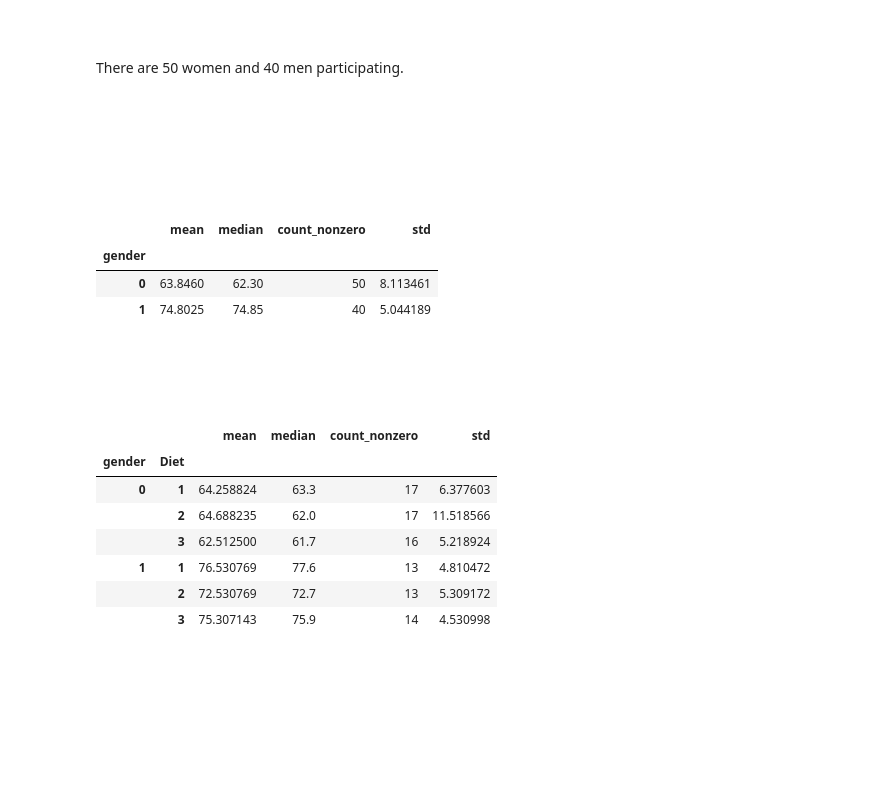
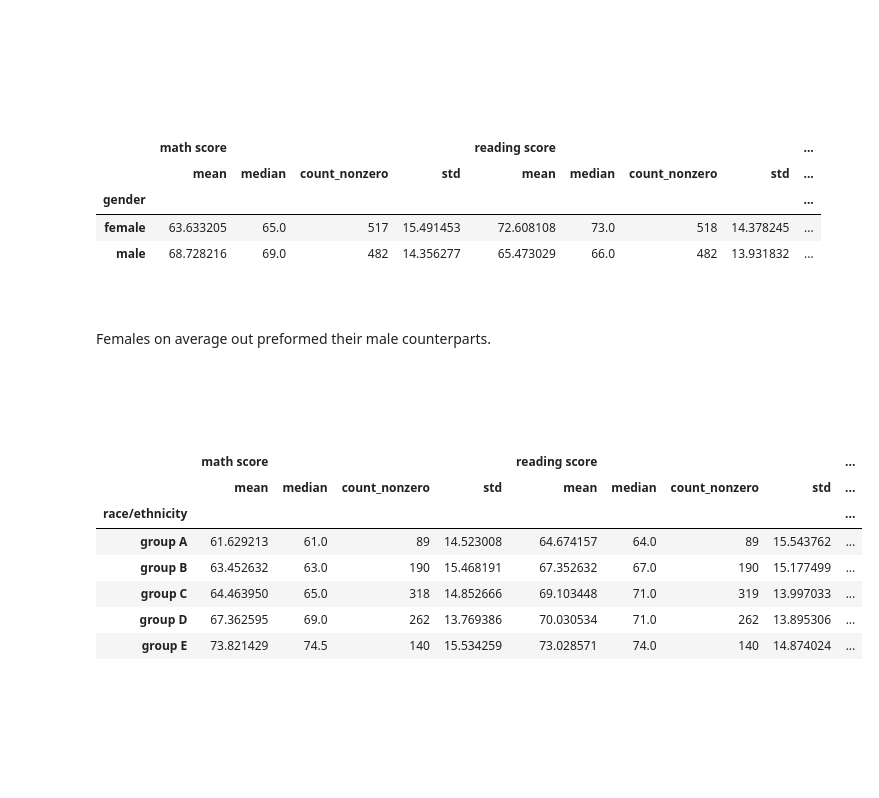
Before and after one commit to kmcd14/MLandStats-assessment, a Jupyter notebook: scipy-stats.ipynb, the cells around one changed output. Saved outputs shown, nothing was run; the diff lists cells and outputs as text; code cells hidden in the pictures; blank space fills up the shorter version.

```diff
--- a/scipy-stats.ipynb
+++ b/scipy-stats.ipynb
@@ -1061,7 +1063,7 @@ The dataset consists of seven columns:
 <br>
 # %%
 # Importing the dataset
-df = pd.read_csv('datasets/Diet_R.csv')
+df = pd.read_csv('datasets/StudentsPerformance.csv')
 # %%
 # Checking the data loaded
 df
@@ -1188,39 +1194,42 @@ Name: gender, dtype: int64
 <br>
 # %% [markdown]
 <br>
-# %% [markdown]
-There are 50 women and 40 men participating.
 # %% [markdown]
 <br>
-# %% [markdown]
-<br>
 # %% [markdown]
 <br>
 # %%
 # Getting stats per gender
-df.groupby('gender').agg([np.mean, np.median, np.count_nonzero, np.std ]).weight6weeks
+df.groupby('gender').agg([np.mean, np.median, np.count_nonzero, np.std ])
 # %% [output]
-|  | mean | median | count_nonzero | std |
-| gender |  |  |  |  |
-| 0 | 63.8460 | 62.30 | 50 | 8.113461 |
-| 1 | 74.8025 | 74.85 | 40 | 5.044189 |
+|  | math score |  |  |  | reading score |  |  |  | ... |
+|  | mean | median | count_nonzero | std | mean | median | count_nonzero | std | ... |
+| gender |  |  |  |  |  |  |  |  | ... |
+| female | 63.633205 | 65.0 | 517 | 15.491453 | 72.608108 | 73.0 | 518 | 14.378245 | ... |
+| male | 68.728216 | 69.0 | 482 | 14.356277 | 65.473029 | 66.0 | 482 | 13.931832 | ... |
 # %% [markdown]
 <br>
+# %% [markdown]
+ Females on average out preformed their male counterparts.
 # %% [markdown]
 <br>
+# %% [markdown]
+<br>
 # %%
-# Getting stats per gender and the correlating diet
-df.groupby(['gender', 'Diet']).agg([np.mean, np.median, np.count_nonzero, np.std ]).weight6weeks
+# Getting stats per race/ethnicity
+df.groupby('race/ethnicity').agg([np.mean, np.median, np.count_nonzero, np.std ])
 # %% [output]
-|  |  | mean | median | count_nonzero | std |
-| gender | Diet |  |  |  |  |
-| 0 | 1 | 64.258824 | 63.3 | 17 | 6.377603 |
-|  | 2 | 64.688235 | 62.0 | 17 | 11.518566 |
-|  | 3 | 62.512500 | 61.7 | 16 | 5.218924 |
-| 1 | 1 | 76.530769 | 77.6 | 13 | 4.810472 |
-|  | 2 | 72.530769 | 72.7 | 13 | 5.309172 |
-|  | 3 | 75.307143 | 75.9 | 14 | 4.530998 |
+|  | math score |  |  |  | reading score |  |  |  | ... |
+|  | mean | median | count_nonzero | std | mean | median | count_nonzero | std | ... |
+| race/ethnicity |  |  |  |  |  |  |  |  | ... |
+| group A | 61.629213 | 61.0 | 89 | 14.523008 | 64.674157 | 64.0 | 89 | 15.543762 | ... |
+| group B | 63.452632 | 63.0 | 190 | 15.468191 | 67.352632 | 67.0 | 190 | 15.177499 | ... |
+| group C | 64.463950 | 65.0 | 318 | 14.852666 | 69.103448 | 71.0 | 319 | 13.997033 | ... |
+| group D | 67.362595 | 69.0 | 262 | 13.769386 | 70.030534 | 71.0 | 262 | 13.895306 | ... |
+| group E | 73.821429 | 74.5 | 140 | 15.534259 | 73.028571 | 74.0 | 140 | 14.874024 | ... |
 # %% [markdown]
 <br>
+# %% [markdown]
+<br>
 # %% [markdown]
 <br>
```
Also changed, not shown: parts of 166 cells of this notebook, 2 other files.
